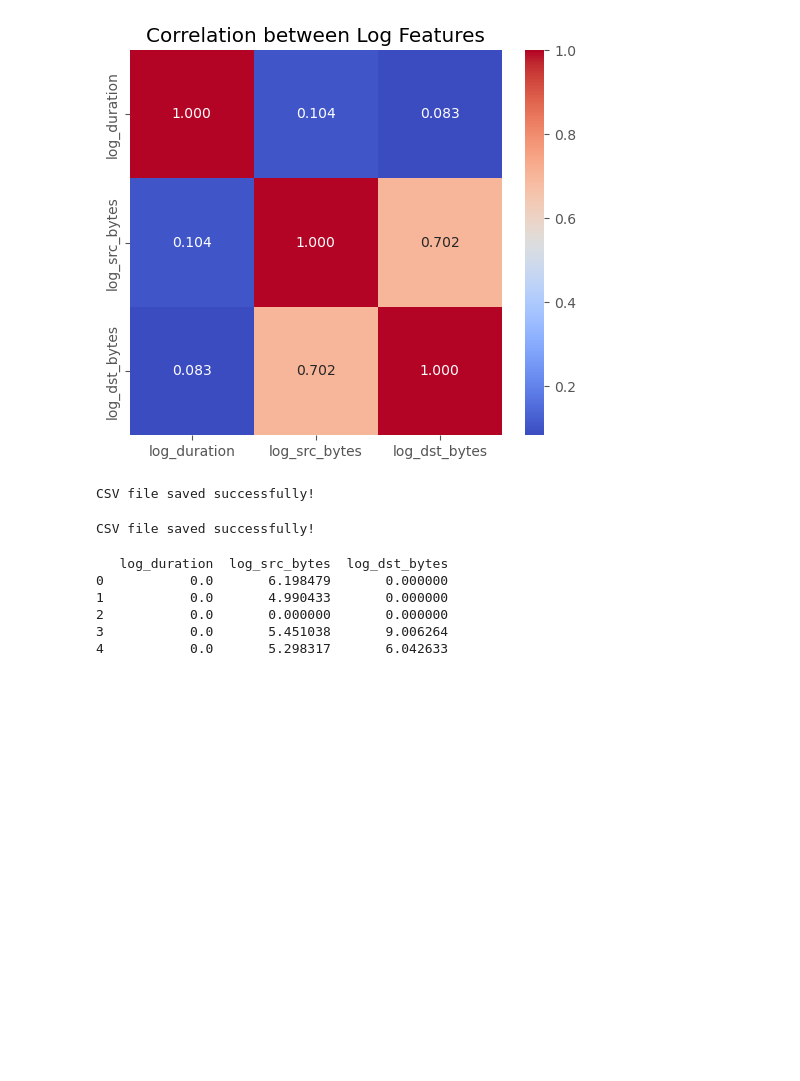
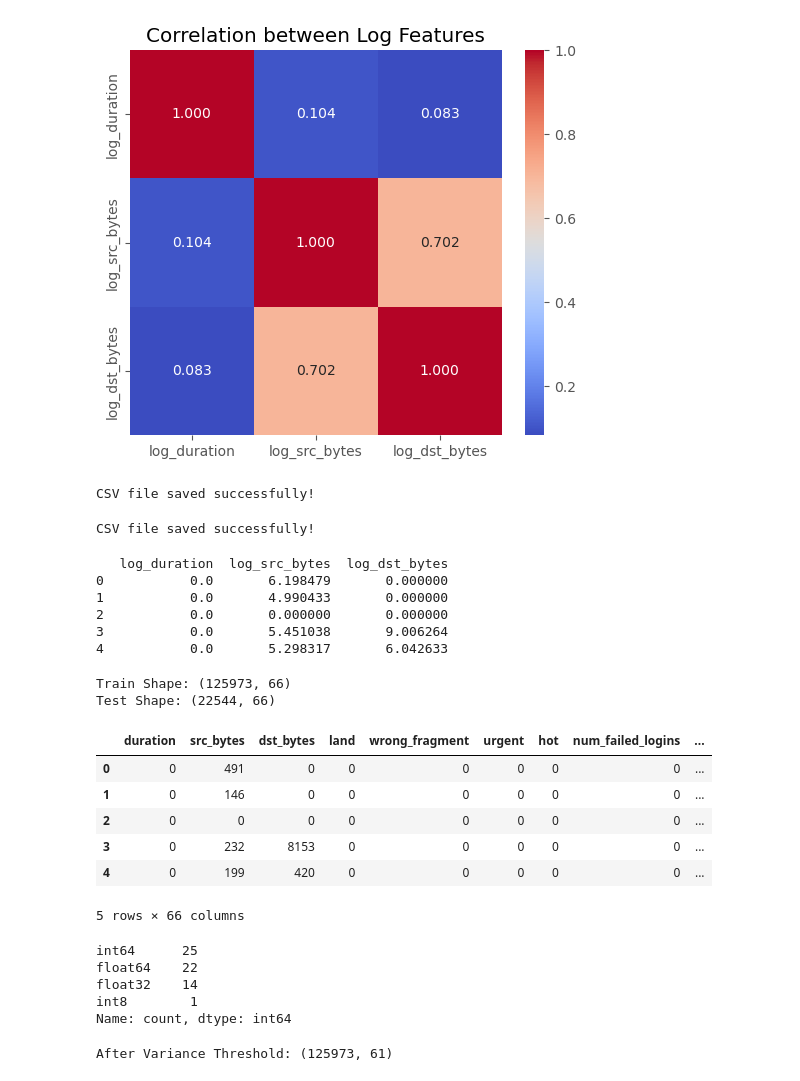
Before and after one commit to mailech/SentinelNet-AI-Powered-Network-Intrusion-Detection-System-, a Jupyter notebook: SentinelNet-AI-Powered-Network-Intrusion-Detection-System--main/Feature-Engineering.ipynb, the cells around one changed output. Drawn from its saved outputs; the diff is of its cells as text; code cells hidden in the pictures; blank space fills up the shorter version.

Commit message:
Added feature engineering notebook and updated project report (Week 2)

```diff
--- a/SentinelNet-AI-Powered-Network-Intrusion-Detection-System--main/Feature-Engineering.ipynb
+++ b/SentinelNet-AI-Powered-Network-Intrusion-Detection-System--main/Feature-Engineering.ipynb
@@ -241,3 +241,20 @@ print(check_csv.head())
 2           0.0       0.000000       0.000000
 3           0.0       5.451038       9.006264
 4           0.0       5.298317       6.042633
+# %%
+def engineer_features(df: pd.DataFrame) -> pd.DataFrame:
+    df = df.copy()
+    eps = 1e-5
+    df['total_bytes'] = df['src_bytes'] + df['dst_bytes']
+    df['src_bytes_ratio'] = df['src_bytes'] / (df['total_bytes'] + eps)
+    df['packet_rate'] = df['count'] / (df['duration'] + eps)
+    df['byte_diff'] = np.abs(df['src_bytes'] - df['dst_bytes'])
+
+    error_flags = {'S0', 'S1', 'S2', 'S3', 'REJ'}
+    df['is_error_flag'] = df['flag'].isin(error_flags).astype(np.int8)
+
+    df['same_srv_interaction'] = (
+        df['same_srv_rate'] * df['dst_host_same_srv_rate']
+    )
+
+    return df
@@ -243,0 +304,19 @@ print(check_csv.head())
+# %%
+df_train = engineer_features(df_train)
+df_test = engineer_features(df_test)
+df_train_encode, df_test_encode = encode_features(df_train, df_test)
+
+print("Train Shape:", df_train_encode.shape)
+print("Test Shape:", df_test_encode.shape)
+
+df_train_encode.head()
+# %% [output]
+Train Shape: (125973, 66)
+Test Shape: (22544, 66)
+|  | duration | src_bytes | dst_bytes | land | wrong_fragment | urgent | hot | num_failed_logins | ... |
+| 0 | 0 | 491 | 0 | 0 | 0 | 0 | 0 | 0 | ... |
+| 1 | 0 | 146 | 0 | 0 | 0 | 0 | 0 | 0 | ... |
+| 2 | 0 | 0 | 0 | 0 | 0 | 0 | 0 | 0 | ... |
+| 3 | 0 | 232 | 8153 | 0 | 0 | 0 | 0 | 0 | ... |
+| 4 | 0 | 199 | 420 | 0 | 0 | 0 | 0 | 0 | ... |
+5 rows × 66 columns
@@ -243,0 +331,24 @@ print(check_csv.head())
+# %%
+print(X_train.dtypes.value_counts())
+# %% [output]
+int64      25
+float64    22
+float32    14
+int8        1
+Name: count, dtype: int64
+# %%
+from sklearn.feature_selection import VarianceThreshold
+
+var_selector = VarianceThreshold(threshold=0.0)
+
+X_train_var = var_selector.fit_transform(X_train)
+X_test_var = var_selector.transform(X_test)
+
+selected_columns_var = X_train.columns[var_selector.get_support()]
+
+X_train_var = pd.DataFrame(X_train_var, columns=selected_columns_var)
+X_test_var = pd.DataFrame(X_test_var, columns=selected_columns_var)
+
+print("After Variance Threshold:", X_train_var.shape)
+# %% [output]
+After Variance Threshold: (125973, 61)
```
Also changed, not shown: parts of 8 cells of this notebook, 1 other file.
